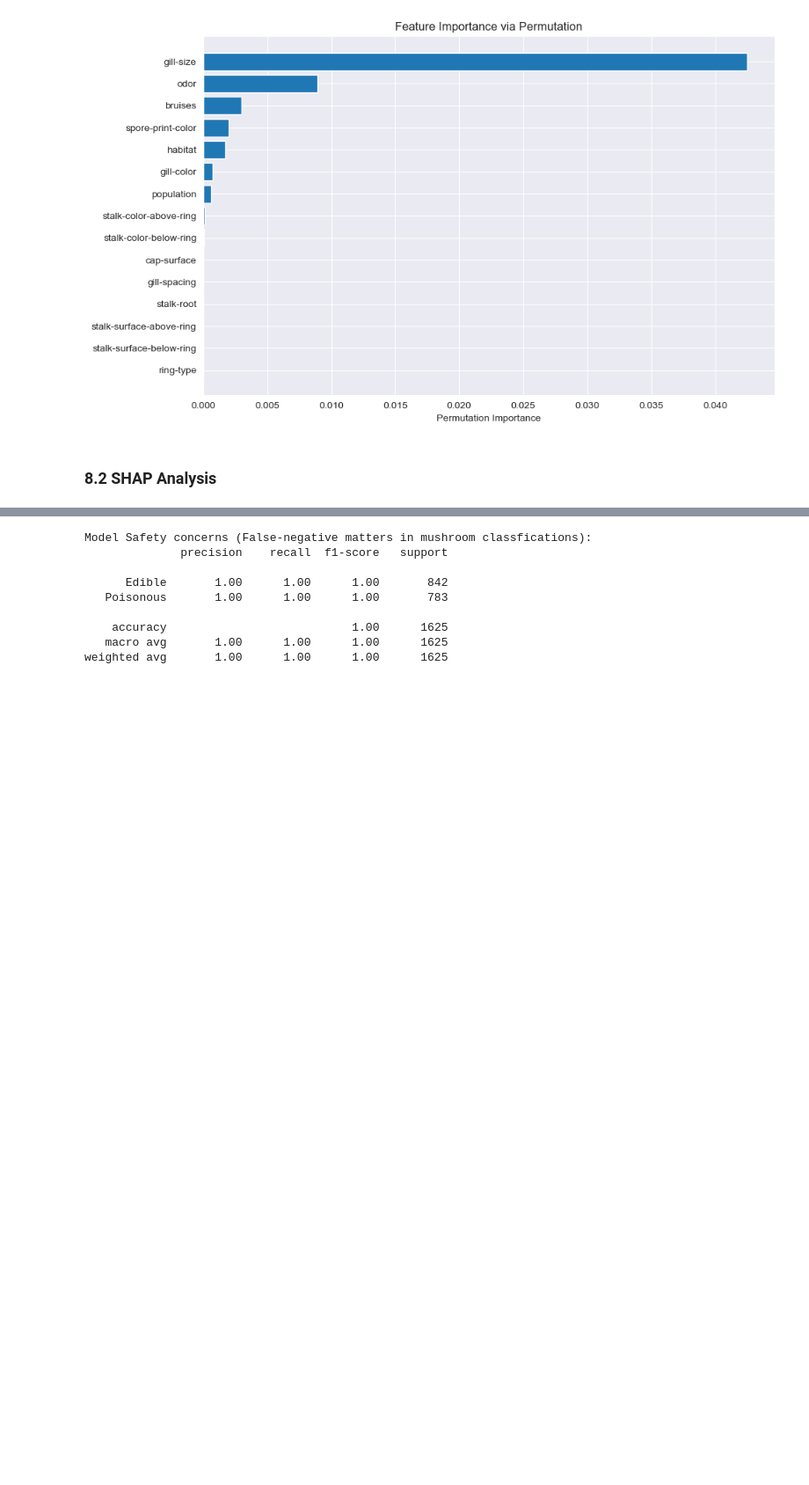
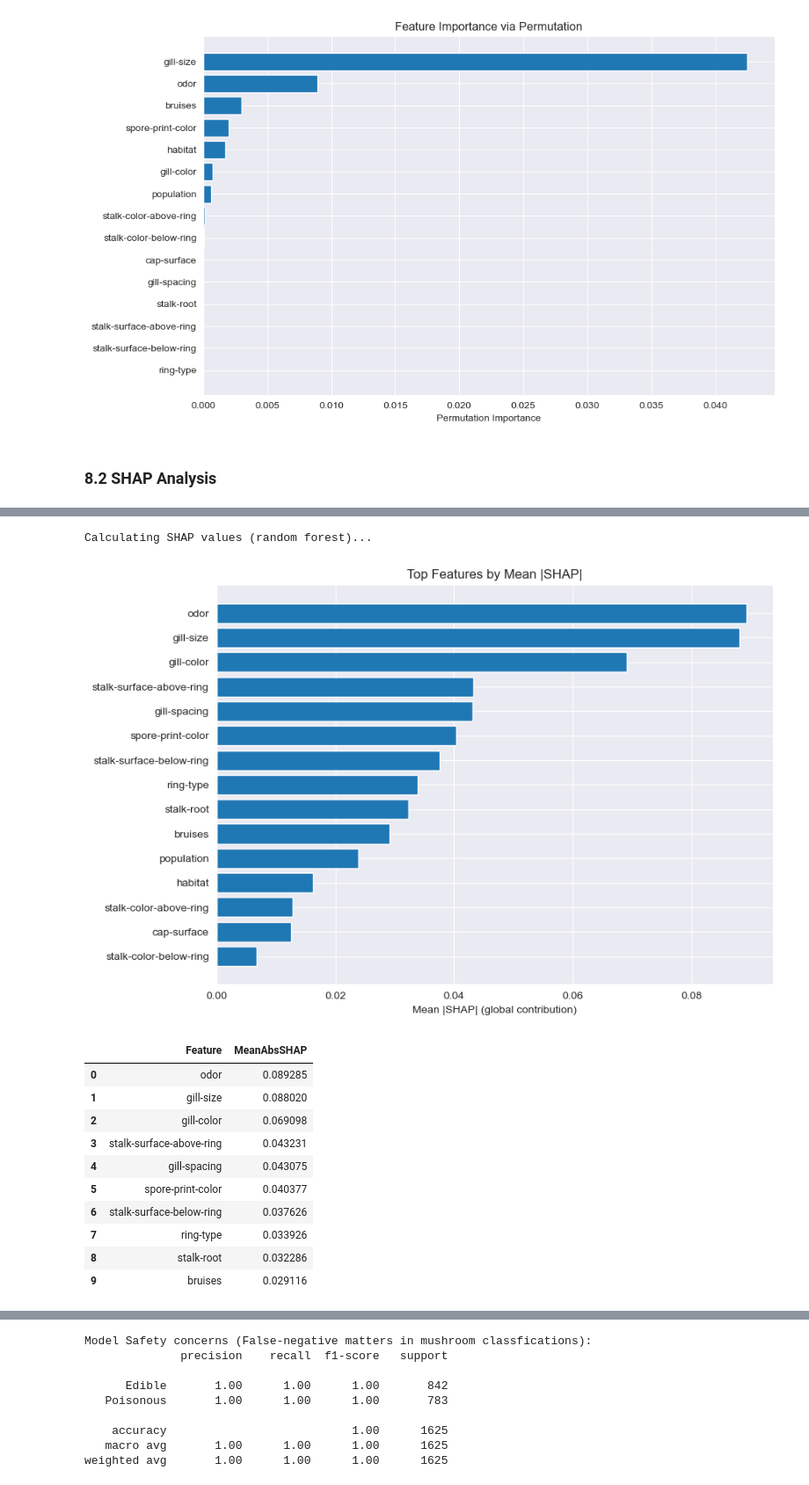
Before and after one commit to cruise-nz/MushroomLens, a Jupyter notebook: COMP647_Assignment_03.ipynb, the cells around one changed output, grey strips where cells are left out. Shown at 88% size. Saved outputs shown, nothing was run; the diff lists cells and outputs as text; code cells hidden in the pictures; blank space fills up the shorter version.

```diff
--- a/COMP647_Assignment_03.ipynb
+++ b/COMP647_Assignment_03.ipynb
@@ -801,0 +728,68 @@ ValueError: The waterfall plot can currently only plot a single explanation, but
+# %%
+
+print("Calculating SHAP values (random forest)...\n")
+X_test_sample = X_test.iloc[:min(800, len(X_test))].copy()
+
+explainer = shap.TreeExplainer(best_rf)
+shap_raw = explainer.shap_values(X_test_sample)
+
+#  Normalize to a 2-D array: [n_samples, n_features] for the positive class
+def to_2d_shap(shap_values, model, positive_label=1):
+    if isinstance(shap_values, list):
+        classes = list(getattr(model, "classes_", [0,1]))
+        pos_idx = classes.index(positive_label) if positive_label in classes else -1
+        return np.asarray(shap_values[pos_idx])  # [n_samples, n_features]
+    if hasattr(shap_values, "values"):
+        vals = shap_values.values
+        if vals.ndim == 2:
+            return vals
+        classes = list(getattr(model, "classes_", range(vals.shape[-1])))
+        pos_idx = classes.index(positive_label) if positive_label in classes else -1
+        return vals[:, :, pos_idx]
+    # Raw numpy
+    arr = np.asarray(shap_values)
+    if arr.ndim == 3:
+        classes = list(getattr(model, "classes_", range(arr.shape[-1])))
+        pos_idx = classes.index(positive_label) if positive_label in classes else -1
+        return arr[:, :, pos_idx]
+    return arr  # [n_samples, n_features]
+
+shap_2d = to_2d_shap(shap_raw, best_rf, positive_label=1)
+
+# Mean |SHAP| per feature (global contribution)
+mean_abs_shap = np.mean(np.abs(shap_2d), axis=0)
+
+
+try:
+    feature_names = best_rf.feature_names_in_.tolist()
+except Exception:
+    feature_names = X_test_sample.columns.tolist()
+
+
+shap_imp_df = (
+    pd.DataFrame({"Feature": feature_names, "MeanAbsSHAP": mean_abs_shap})
+      .sort_values("MeanAbsSHAP", ascending=False, ignore_index=True)
+)
+
+plt.figure(figsize=(9, 6))
+plt.barh(shap_imp_df["Feature"][:20][::-1], shap_imp_df["MeanAbsSHAP"][:20][::-1])
+plt.xlabel("Mean |SHAP| (global contribution)")
+plt.title("Top Features by Mean |SHAP|")
+plt.tight_layout()
+plt.show()
+
+shap_imp_df.head(10)
+# %% [output]
+Calculating SHAP values (random forest)...
+[figure, added]
+|  | Feature | MeanAbsSHAP |
+| 0 | odor | 0.089285 |
+| 1 | gill-size | 0.088020 |
+| 2 | gill-color | 0.069098 |
+| 3 | stalk-surface-above-ring | 0.043231 |
+| 4 | gill-spacing | 0.043075 |
+| 5 | spore-print-color | 0.040377 |
+| 6 | stalk-surface-below-ring | 0.037626 |
+| 7 | ring-type | 0.033926 |
+| 8 | stalk-root | 0.032286 |
+| 9 | bruises | 0.029116 |
```
Also changed, not shown: parts of 4 cells of this notebook.
